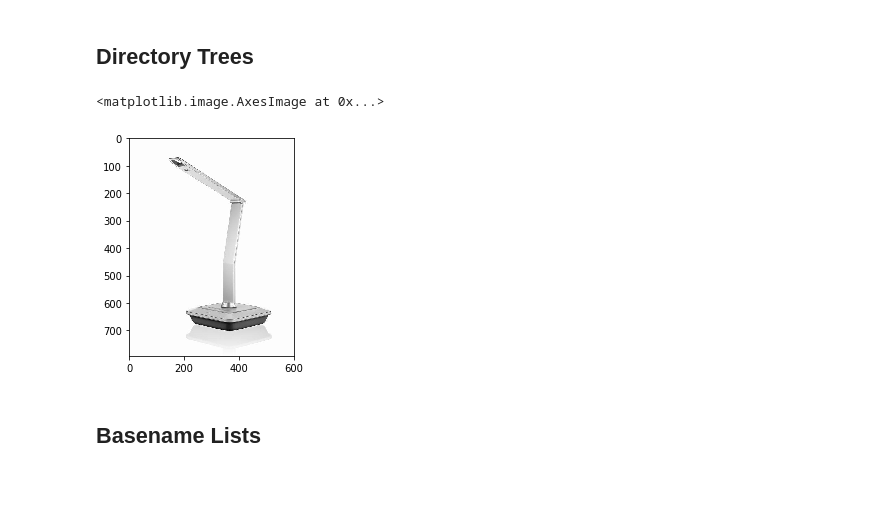
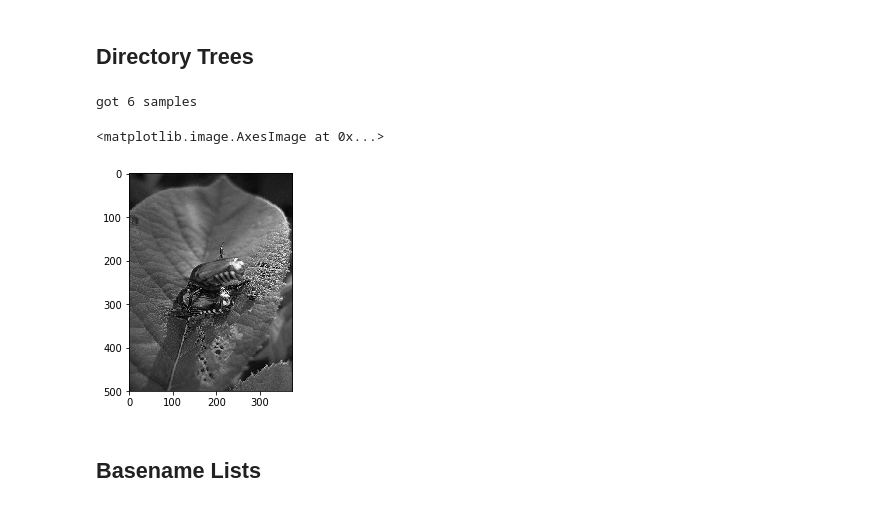
Before and after one commit to NVlabs/dlinputs, a Jupyter notebook: intro-to-dlinputs.ipynb, the cells around one changed output. Saved outputs shown, nothing was run; the diff lists cells and outputs as text; code cells hidden in the pictures.

Commit message:
changed itdirtree to allow shuffling

```diff
--- a/intro-to-dlinputs.ipynb
+++ b/intro-to-dlinputs.ipynb
@@ -25,13 +26,14 @@ In addition, `find_file` and `find_directory` can be used to write input pipelin
 ## Directory Trees
 # %%
 import dlinputs; reload(dlinputs); dli = dlinputs
-data = dli.itdirtree("testdata/dirdata", image="png", cls="cls") | \
-       dli.itmap(image=dli.pilreads, cls=int)
+data = dli.itdirtree("testdata/dirdata", "png,cls", size=6) | \
+       dli.itmap(png=dli.pilreads, cls=int)
 sample = data.next()
-imshow(sample["image"])
+imshow(sample["png"])
 # %% [output]
-<matplotlib.image.AxesImage at 0x...>
+got 6 samples
+<matplotlib.image.AxesImage at 0x...>
-[figure, old version]
+[figure, new version]
 # %% [markdown]
 ## Basename Lists
 # %%
```
Also changed, not shown: parts of 8 cells of this notebook, 2 other files.
